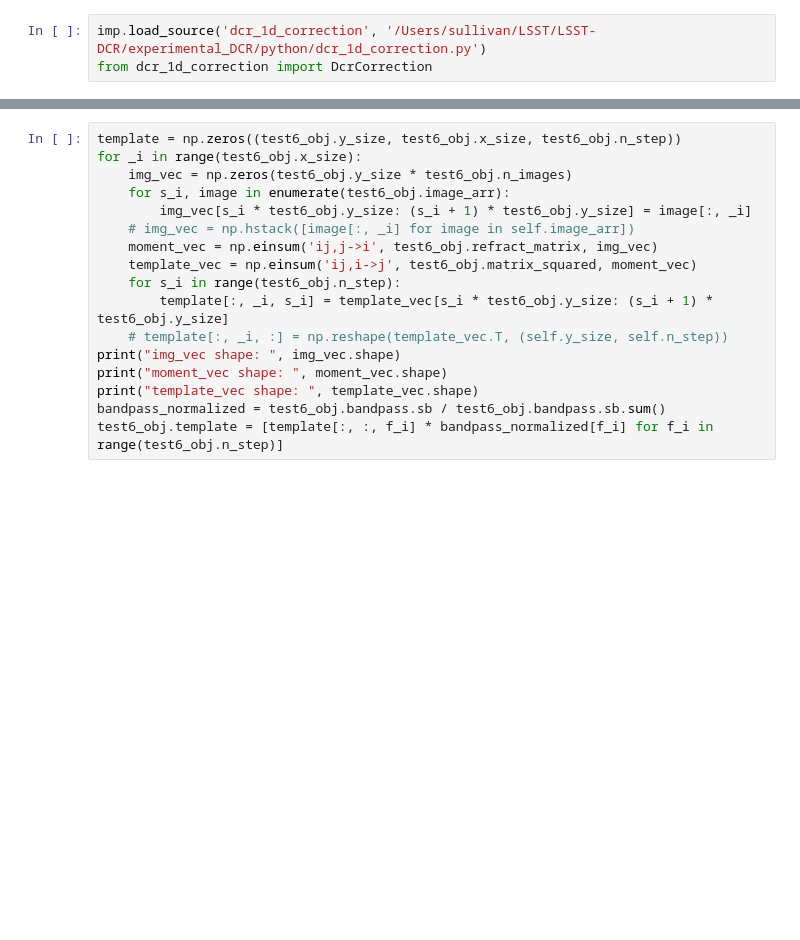
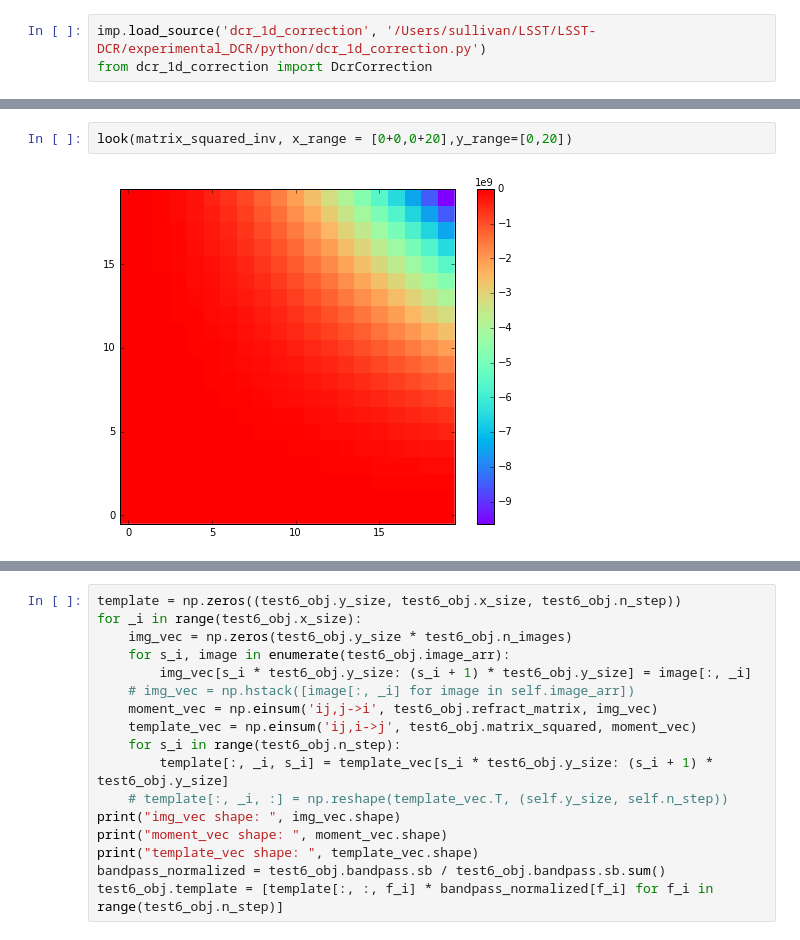
Before and after one commit to lsst-dm/experimental_DCR, a Jupyter notebook: DCR_1d_correction.ipynb, the cells around one changed output, grey strips where cells are left out. Cells and saved outputs as stored; diff of their text form; blank space fills up the shorter version.

```diff
--- a/DCR_1d_correction.ipynb
+++ b/DCR_1d_correction.ipynb
@@ -74,0 +82,4 @@ test6_obj.build_matrix()
+# %%
+look(matrix_squared_inv, x_range = [0+0,0+20],y_range=[0,20])
+# %% [output]
+[figure, added]
```
Also changed, not shown: parts of 31 cells of this notebook, 1 other file.
